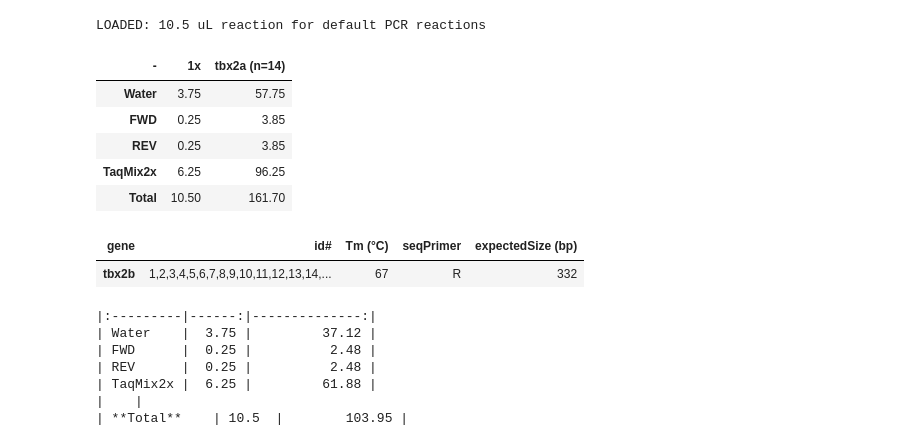
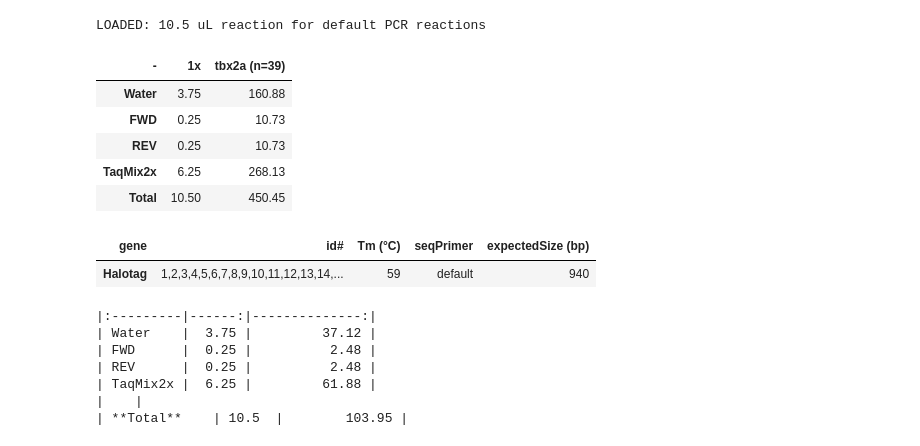
Before and after one commit to Cmhouseholder/pythonCode, a Jupyter notebook: PCRsetup_NEW.ipynb, the cells around one changed output. Drawn from its saved outputs; the diff is of its cells as text; code cells hidden in the pictures.

```diff
--- a/PCRsetup_NEW.ipynb
+++ b/PCRsetup_NEW.ipynb
@@ -44,6 +44,7 @@ class gene:
                       'syt5a': 67, #Fii and Rii New primers: NEB Tm = 62; 2020/02/03: tested 59 & 67: no bands; 62: extremely faint band
                       'syt5b': 70, # NEB Tm_F = 74, Tm_R = 67
                       'gnat2': 67, #NEB Tm = 64; 2020/02/03: tested 62 and 67: both work;
+                      'Halotag': 59, #NEB Tm = 64; 2025/06/12: tested 59: works great;
                       'sema7a': 67, #NEB Tm = 62; 2020/02/03: tested 62 and 67: both work;
                       'efna1b': 70, #NEB Tm = 63; 2020/02/03: tested 59, 62 and 67: 3 extra bands at lower weight; tested 69: much cleaner
                       'tbx2a': 67, #NEB Tm = 59; Fi Ri primers
@@ -96,8 +97,8 @@ class gene:
                         'gnat2': 'idk',
                         'sema7a': 'idk', # trying F (200/07/31)
                         'efna1b': 'idk',
-                        'tbx2a': 'F',
-                        'tbx2b': 'R',
+                        'tbx2a': 'F', #Report in Publication 2026
+                        'tbx2b': 'R', #Report in Publication 2026
                         'ntng2': 'idk',
                         'foxq2': 'R', # tested on July2021
                         'skor1a': 'idk', #
@@ -137,15 +138,17 @@ class gene:
                         'nrxn3b_sa36960': 'idk',
                         'syt5a':  'idk',
                         'syt5b': 343,
-                        'gnat2': 'idk',
+                        'gnat2': 'idk',\
+                        'Halotag': 940, #Tested 06/2025
                         'sema7a': 358,
                         'efna1b': 'idk',
-                        'tbx2a': 488,
-                        'tbx2a_FiRii': 532,
-                        'tbx2a_FiRiii': 578,
-                        'tbx2a_FiiRi': 402,
-                        'tbx2a_FiiRii': 452,
-                        'tbx2a_FiiRiii': 498,
+                        'tbx2a': 189, #CMH New Exon 3 Genotyping Primers (04/2025)
+                        # 'tbx2a': 488, #Juan's old Genotyping primers from NIH
+                        # 'tbx2a_FiRii': 532,
+                        # 'tbx2a_FiRiii': 578,
+                        # 'tbx2a_FiiRi': 402,
+                        # 'tbx2a_FiiRii': 452,
+                        # 'tbx2a_FiiRiii': 498,
                         'tbx2b': 332,
                         'ntng2': 'idk',
                         'foxq2': 426,
@@ -221,30 +224,30 @@ LOADED: 10.5 uL reaction for default PCR reactions
 # %%
 # calculate volumes
 #######
 genes=[];
 
 mygene1 = 'tbx2a'
-gene_samplenum = 12
-control_num = 2
+gene_samplenum = 33
+control_num = 6
 
 genes.append(gene(mygene1,(array2list(np.arange(0,gene_samplenum+control_num)+1)))); # the +1 after gene len1 is for control.
 # genes.append(gene('isl1a',(array2list(np.arange(0,8*10)+1))));
 
 
 # genes.append(gene('eml1ii',(array2list(np.arange(0,12,1)))));
 
 PCR = pd.DataFrame.copy(SolutionMix)
 for g in genes:
     PCR[g.string] = round(pd.Series(PCR['1x'] * (g.n*1*1.1)),2)
 PCR.columns.name = '-'
 PCR.round(decimals=2)
 # %% [output]
-| - | 1x | tbx2a (n=14) |
-| Water | 3.75 | 57.75 |
-| FWD | 0.25 | 3.85 |
-| REV | 0.25 | 3.85 |
-| TaqMix2x | 6.25 | 96.25 |
-| Total | 10.50 | 161.70 |
+| - | 1x | tbx2a (n=39) |
+| Water | 3.75 | 160.88 |
+| FWD | 0.25 | 10.73 |
+| REV | 0.25 | 10.73 |
+| TaqMix2x | 6.25 | 268.13 |
+| Total | 10.50 | 450.45 |
 # %%
 # generate sample IDs
 names = [];
@@ -265,7 +268,7 @@ IDs.columns.name = 'gene'
 IDs
 # %% [output]
 | gene | id# | Tm (°C) | seqPrimer | expectedSize (bp) |
-| tbx2b | 1,2,3,4,5,6,7,8,9,10,11,12,13,14,... | 67 | R | 332 |
+| Halotag | 1,2,3,4,5,6,7,8,9,10,11,12,13,14,... | 59 | default | 940 |
 # %%
 # Print table for markdown
 t = PCR.round(decimals=2).to_markdown()
```
Also changed, not shown: 42 other files.
